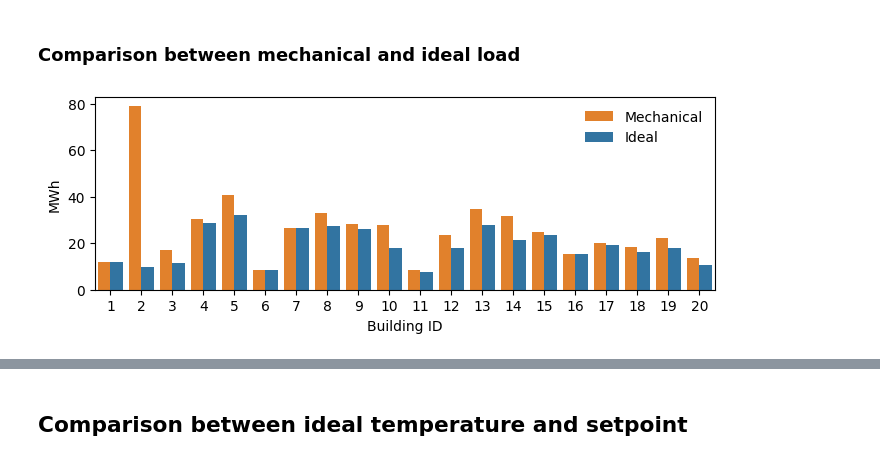
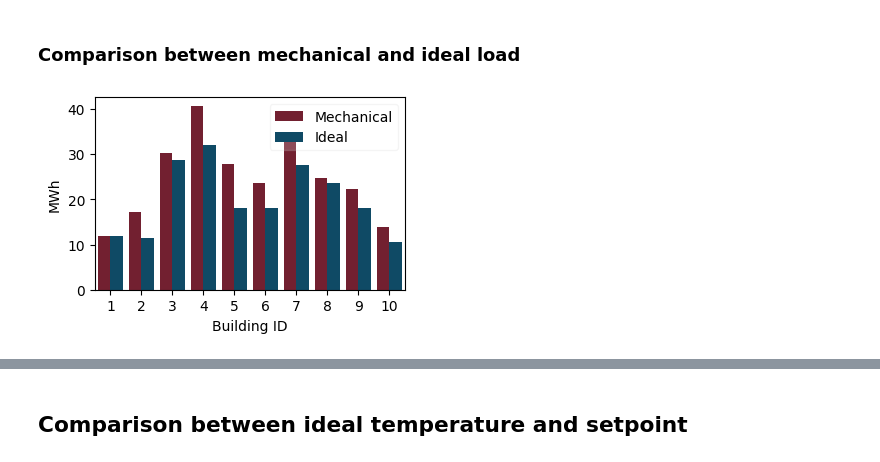
Before and after one commit to kkaspar10/Occupant_Thermostat_Int, a Jupyter notebook: simulation/notebooks/general.ipynb, the cells around one changed output, grey strips where cells are left out. Cells and saved outputs as stored; diff of their text form; code cells hidden in the pictures.

```diff
--- a/simulation/notebooks/general.ipynb
+++ b/simulation/notebooks/general.ipynb
@@ -108,12 +111,12 @@ with pd.option_context("max_colwidth", 1000):
 # %%
 schema = read_json(os.path.join(FileHandler.SCHEMA_DIRECTORY, 'schema.json'))
 data = [{
-    'Bldg. ID': metadata[metadata['bldg_id']==int(k)].iloc[0]['ID'],
+    'Bldg. ID': final_selection_metadata[final_selection_metadata['bldg_id']==int(k)].iloc[0]['ID'],
     'Heat pump (kW)': v['heating_device']['attributes']['nominal_power'],
     'Heat pump, ' + r'$\eta$': v['heating_device']['attributes']['efficiency'],
     'Electric heater (kW)': v['dhw_device']['attributes']['nominal_power'],
     'Electric heater, ' + r'$\eta$': v['dhw_device']['attributes']['efficiency']
-} for k, v in schema['buildings'].items()]
+} for k, v in schema['buildings'].items() if int(k) in final_selection_metadata['bldg_id'].tolist()]
 data = pd.DataFrame(data).sort_values('Bldg. ID')
 data.iloc[:, 1:] = data.iloc[:, 1:].round(2)
 
@@ -134,0 +141,15 @@ with pd.option_context("max_colwidth", 1000, 'display.max_columns', None):
+# %%
+data = pd.read_csv(os.path.join(FileHandler.METADATA_DIRECTORY, 'comfort_reward_tuning_best_result.csv'))
+data = data.merge(final_selection_metadata, left_on='environment', right_on='bldg_id', how='inner')
+data = data.set_index('ID').sort_index()
+data = data[['lower_exponent', 'higher_exponent']].T
+
+with pd.option_context("max_colwidth", 1000, 'display.max_columns', None):
+    filepath = os.path.join(FileHandler.METADATA_DIRECTORY, 'comfort_reward_tuning_best_result.tex')
+    tex = data.to_latex( escape=False, index=True)
+    tex = re.sub(r'[ \t\f\v]+', ' ', tex)
+
+    with open(filepath, 'w') as f:
+        f.write(tex)
+
+    display(data)
@@ -140,12 +165,13 @@ with pd.option_context("max_colwidth", 1000, 'display.max_columns', None):
 # %%
 columns = ['heating_electricity_consumption', 'dhw_electricity_consumption', 'non_shiftable_load_electricity_consumption']
 labels = ['Space heating', 'DHW heating', 'Plug']
-colors = ['tab:red', 'tab:orange', 'tab:green']
+colors = ['#801228', '#fffdbc', '#015073']
 data = DataHandler.get_concat_data('lod_1', 'time_series')
+data = data[data['bldg_name'].isin(final_selection_metadata['bldg_id'].astype(str).tolist())]
 data['day_ix'] = (data['time_step']/24).astype(int)
 data['hour'] = data['time_step'] - data['day_ix']*24
 data = data.groupby(['bldg_name', 'hour'])[columns].mean().reset_index()
-data['bldg_index'] = data['bldg_name'].map(lambda x: metadata[metadata['bldg_id']==int(x)].iloc[0]['ID'])
+data['bldg_index'] = data['bldg_name'].map(lambda x: final_selection_metadata[final_selection_metadata['bldg_id']==int(x)].iloc[0]['ID'])
 building_count = len(data['bldg_index'].unique())
 column_count_limit = 5
 row_count = math.ceil(building_count/column_count_limit)
@@ -329,7 +355,7 @@ data_list = []
 for syd in os.listdir(FileHandler.ENERGYPLUS_SIMULATION_OUTPUT_DIRECTORY):
     d = os.path.join(FileHandler.ENERGYPLUS_SIMULATION_OUTPUT_DIRECTORY, syd)
 
-    if os.path.isdir(d):
+    if os.path.isdir(d) and int(syd.split('-')[0]) in final_selection_metadata['bldg_id'].tolist():
         for syrd in os.listdir(d):
             filename = syrd + '.sql'
             filepath = os.path.join(FileHandler.ENERGYPLUS_SIMULATION_OUTPUT_DIRECTORY, syd, syrd, filename)
@@ -346,11 +372,11 @@ for syd in os.listdir(FileHandler.ENERGYPLUS_SIMULATION_OUTPUT_DIRECTORY):
                 elif reference == 1:
                     data['reference_label'] = 'Ideal'
                 elif reference == 2:
-                    data['reference_label'] = 'Equipement (ideal)'
+                    data['reference_label'] = 'Equipment (ideal)'
                 elif reference == 3:
-                    data['reference_label'] = 'Equipement (no load)'
+                    data['reference_label'] = 'Equipment (no load)'
                 else:
-                    data['reference_label'] = 'Equipement (' + r'$\pm$' + ' ideal)'
+                    data['reference_label'] = 'Equipment (' + r'$\pm$' + ' ideal)'
 
                 data_list.append(data)
 
@@ -361,8 +387,8 @@ for syd in os.listdir(FileHandler.ENERGYPLUS_SIMULATION_OUTPUT_DIRECTORY):
         pass
 
 data = pd.concat(data_list)
-temp_metadata = metadata.rename(columns={'ID': 'bldg_index'})
-data = data.merge(temp_metadata[['bldg_id', 'bldg_index']], on='bldg_id', how='left')
+temp_metadata = final_selection_metadata.rename(columns={'ID': 'bldg_index'})
+data = data.merge(temp_metadata[['bldg_id', 'bldg_index']], on='bldg_id', how='inner')
 
 del data_list
 # %% [markdown]
@@ -370,26 +396,26 @@ del data_list
 # %%
 plot_data = data[(data['month']<=3) & (data['year']==data['year'].min()) & (data['reference']<2)].groupby(['bldg_id', 'bldg_index', 'year', 'reference', 'reference_label'])[[
     'equipment_cooling_load', 'equipment_heating_load',
     'ideal_cooling_load', 'ideal_heating_load',
     'mechanical_cooling_load', 'mechanical_heating_load'
 ]].sum().reset_index()
 plot_data.loc[plot_data['reference']==1, ('mechanical_cooling_load', 'mechanical_heating_load')] = (0.0, 0.0)
 plot_data['cooling_load'] = plot_data[['equipment_cooling_load', 'ideal_cooling_load', 'mechanical_cooling_load']].sum(axis=1)/1000.0
 plot_data['heating_load'] = plot_data[['equipment_heating_load', 'ideal_heating_load', 'mechanical_heating_load']].sum(axis=1)/1000.0
 system_kwargs = {
-    0: ('o', 'tab:orange'),
-    1: ('x', 'tab:blue'),
+    0: ('o', '#801228'),
+    1: ('x', '#015073'),
     2: ('*', 'tab:green')
 }
 plot_data['color'] = plot_data['reference'].map(lambda x: system_kwargs[x][1])
-fig, ax = plt.subplots(1, 1, figsize=(8, 2.5))
+fig, ax = plt.subplots(1, 1, figsize=(4, 2.5))
 reference_map = plot_data.groupby(['reference', 'reference_label']).size().reset_index().set_index('reference').to_dict('index')
 palette = {v['reference_label']: system_kwargs[k][1] for k, v in reference_map.items()}
 sns.barplot(data=plot_data, x='bldg_index', y='heating_load', hue='reference_label', palette=palette, ax=ax)
 ax.set_xlabel('Building ID')
 ax.set_ylabel('MWh')
-ax.legend(title=None, framealpha=0.0)
+ax.legend(title=None, framealpha=0.2)
 plt.savefig(os.path.join(FileHandler.JOURNAL_PAPER_FIGURES_DIRECTORY, f'comparison_between_mechanical_and_ideal_load.pdf'), bbox_inches='tight', transparent=False)
 plt.show()
 # %% [output]
-[figure, old version]
+[figure, new version]
```
Also changed, not shown: parts of 15 cells of this notebook, 13 other files.
